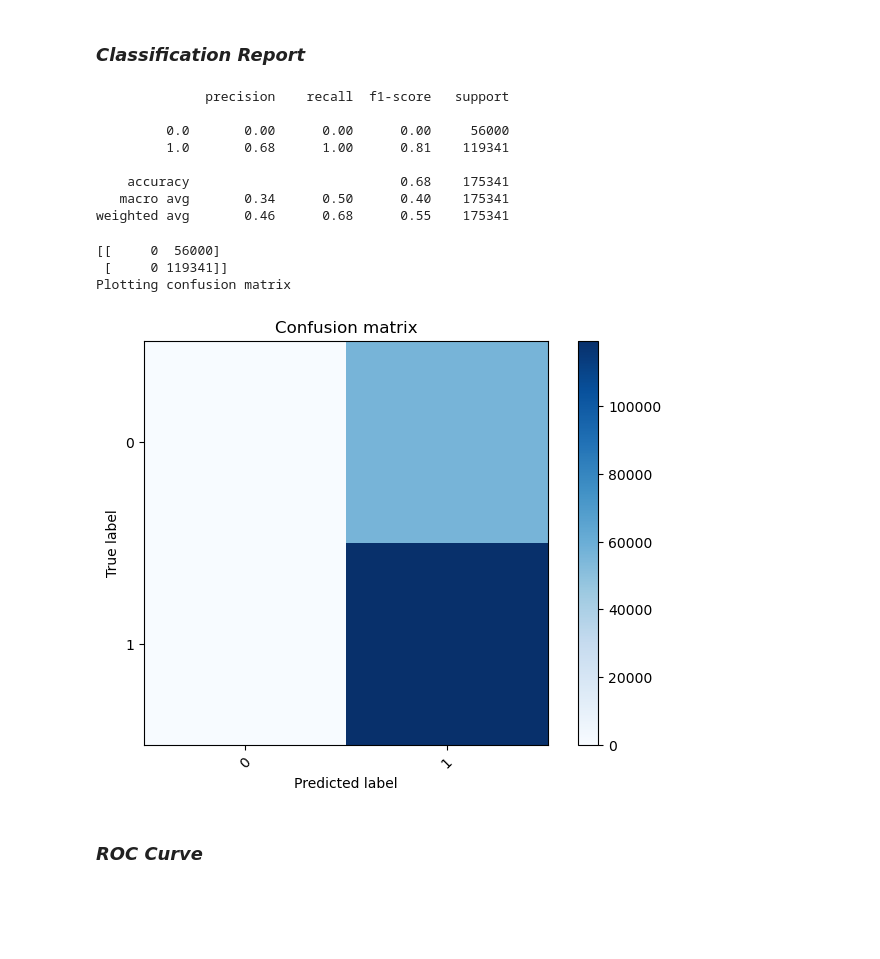
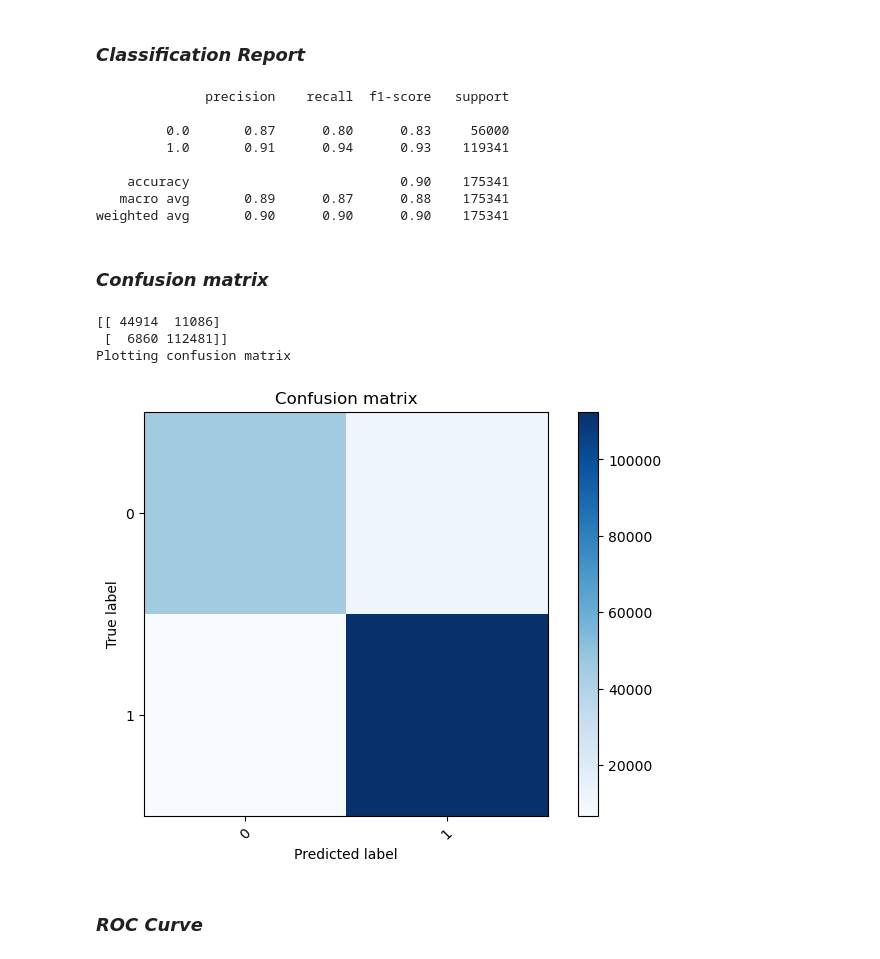
Before and after one commit to cdub-616/cyber_defense_attacks, a Jupyter notebook: models/fully_connected_neural_network.ipynb, the cells around one changed output. Drawn from its saved outputs; the diff is of its cells as text; code cells hidden in the pictures; blank space fills up the shorter version.

Commit message:
fixed FCNN model

```diff
--- a/models/fully_connected_neural_network.ipynb
+++ b/models/fully_connected_neural_network.ipynb
@@ -289,10 +296,13 @@ for i in range(5):
     print(i)
 
     model = Sequential()
-    model.add(Dense(21, input_dim=x_train.shape[1], activation='relu'))
-    model.add(Dense(1, activation='softmax'))
-    model.compile(loss='mean_squared_error', optimizer='sgd')
+    model.add(Dense(1000, input_dim=x_train.shape[1], activation='relu'))
+    model.add(Dense(500, activation='relu'))
+    model.add(Dense(250, activation='relu'))
+    model.add(Dense(125, activation='relu'))
+    model.add(Dense(1, activation='sigmoid'))
+    model.compile(loss='binary_crossentropy', optimizer='sgd')
     monitor = EarlyStopping(monitor='val_loss', min_delta=1e-3, patience=2, verbose=2, mode='auto')
-    model.fit(x_train,y_train,validation_data=(x_test,y_test),callbacks=[monitor,checkpointer],verbose=2,epochs=10)
+    model.fit(x_train,y_train,validation_data=(x_test,y_test),callbacks=[monitor,checkpointer],verbose=2,epochs=100)
 # %% [output]
 0
@@ -325,10 +331,13 @@ for i in range(5):
     print(i)
 
     model = Sequential()
-    model.add(Dense(21, input_dim=x_train.shape[1], activation='sigmoid'))
-    model.add(Dense(1, activation='softmax'))
-    model.compile(loss='mean_squared_error', optimizer='sgd')
+    model.add(Dense(1000, input_dim=x_train.shape[1], activation='sigmoid'))
+    model.add(Dense(500, activation='sigmoid'))
+    model.add(Dense(250, activation='sigmoid'))
+    model.add(Dense(125, activation='sigmoid'))
+    model.add(Dense(1, activation='sigmoid'))
+    model.compile(loss='binary_crossentropy', optimizer='sgd')
     monitor = EarlyStopping(monitor='val_loss', min_delta=1e-3, patience=2, verbose=2, mode='auto')
-    model.fit(x_train,y_train,validation_data=(x_test,y_test),callbacks=[monitor,checkpointer],verbose=2,epochs=10)
+    model.fit(x_train,y_train,validation_data=(x_test,y_test),callbacks=[monitor,checkpointer],verbose=2,epochs=100)
 # %% [output]
 0
@@ -361,10 +366,13 @@ for i in range(5):
     print(i)
 
     model = Sequential()
-    model.add(Dense(21, input_dim=x_train.shape[1], activation='tanh'))
-    model.add(Dense(1, activation='softmax'))
-    model.compile(loss='mean_squared_error', optimizer='sgd')
+    model.add(Dense(1000, input_dim=x_train.shape[1], activation='tanh'))
+    model.add(Dense(500, activation='tanh'))
+    model.add(Dense(250, activation='tanh'))
+    model.add(Dense(125, activation='tanh'))
+    model.add(Dense(1, activation='sigmoid'))
+    model.compile(loss='binary_crossentropy', optimizer='sgd')
     monitor = EarlyStopping(monitor='val_loss', min_delta=1e-3, patience=2, verbose=2, mode='auto')
-    model.fit(x_train,y_train,validation_data=(x_test,y_test),callbacks=[monitor,checkpointer],verbose=2,epochs=10)
+    model.fit(x_train,y_train,validation_data=(x_test,y_test),callbacks=[monitor,checkpointer],verbose=2,epochs=100)
 # %% [output]
 0
@@ -392,5 +446,7 @@ model.load_weights('best_weights_fcnn.hdf5')
 ### *Recall*
 # %%
 prediction = model.predict(x_test)
-recall = mt.recall_score(y_test, prediction, average='weighted')
+threshold = 0.5
+binary_prediction = np.where(prediction >= threshold, 1, 0)
+recall = mt.recall_score(y_test, binary_prediction, average='weighted')
 # %% [output]
@@ -406,32 +466,34 @@ f1 = mt.f1_score(y_test, prediction, average='weighted')
 # %% [markdown]
 ### *Classification Report*
 # %%
-print(mt.classification_report(y_test, prediction))
+print(mt.classification_report(y_test, binary_prediction))
 # %% [output]
               precision    recall  f1-score   support
 
-         0.0       0.00      0.00      0.00     56000
-         1.0       0.68      1.00      0.81    119341
+         0.0       0.87      0.80      0.83     56000
+         1.0       0.91      0.94      0.93    119341
 
-    accuracy                           0.68    175341
-   macro avg       0.34      0.50      0.40    175341
-weighted avg       0.46      0.68      0.55    175341
+    accuracy                           0.90    175341
+   macro avg       0.89      0.87      0.88    175341
+weighted avg       0.90      0.90      0.90    175341
+# %% [markdown]
+### *Confusion matrix*
 # %%
 diagnosis = encode_text_index(training_df, 'label')
 
-cm = confusion_matrix(y_test, prediction)
+cm = confusion_matrix(y_test, binary_prediction)
 print(cm)
 
 print('Plotting confusion matrix')
 
 plt.figure()
 plot_confusion_matrix(cm, diagnosis)
 plt.show()
 # %% [output]
-[[     0  56000]
- [     0 119341]]
+[[ 44914  11086]
+ [  6860 112481]]
 Plotting confusion matrix
-[figure, old version]
+[figure, new version]
 # %% [markdown]
 ### *ROC Curve*
 # %%
```
Also changed, not shown: parts of 18 cells of this notebook, 2 other files.
